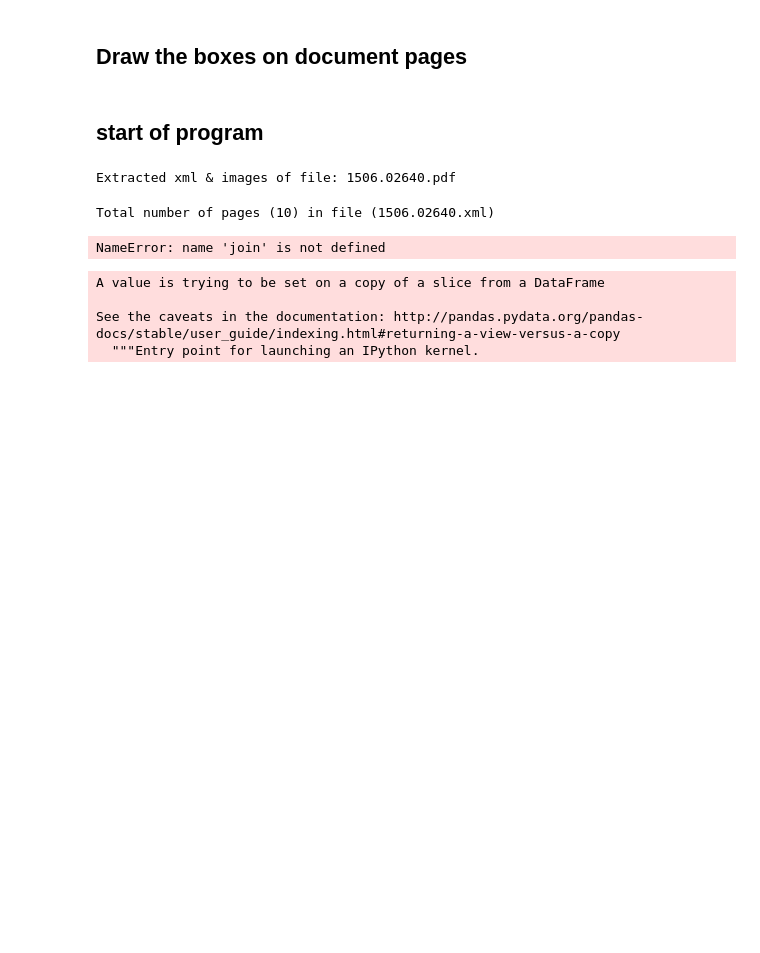
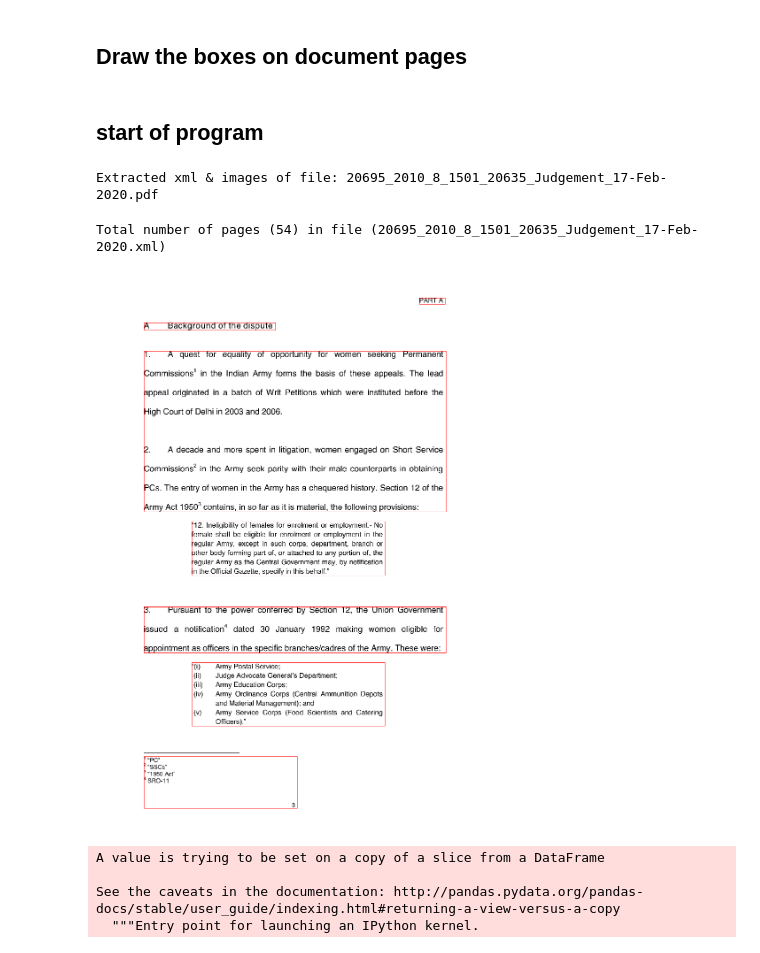
Before and after one commit to kumardeepak/document-structure, a Jupyter notebook: notebooks/DOCUMENT_STRUCTURE_MAIN_KD.ipynb, the cells around one changed output. Saved outputs shown, nothing was run; the diff lists cells and outputs as text; code cells hidden in the pictures; blank space fills up the shorter version.

```diff
--- a/notebooks/DOCUMENT_STRUCTURE_MAIN_KD.ipynb
+++ b/notebooks/DOCUMENT_STRUCTURE_MAIN_KD.ipynb
@@ -42,7 +42,7 @@ def show_df(df):
 base_dir   = '/Users/kd/Workspace/python/github/document-structure/data/'
 input_dir  = os.path.join(base_dir, 'input')
 output_dir = os.path.join(base_dir, 'output')
-filename   = '1506.02640.pdf'
+filename   = '20695_2010_8_1501_20635_Judgement_17-Feb-2020.pdf'
 # %%
 pdf_filepath   = os.path.join(input_dir, filename)
 working_dir    = os.path.join(output_dir, os.path.splitext(filename)[0])
@@ -58,11 +58,11 @@ image_files    = read_directory_files(pdf_image_dir, pattern='*-*.jpg')
 # print(image_files)
 print("Extracted xml & images of file: %s" % (filename))
 # %% [output]
-Extracted xml & images of file: 1506.02640.pdf
+Extracted xml & images of file: 20695_2010_8_1501_20635_Judgement_17-Feb-2020.pdf
 # %%
 xml_dfs, page_width, page_height = get_xml_info(xml_files[0])
 # %% [output]
-Total number of pages (10) in file (1506.02640.xml)
+Total number of pages (54) in file (20695_2010_8_1501_20635_Judgement_17-Feb-2020.xml)
 # %%
 document_configs = {
     'LANGUAGE_TYPE': 'eng',
@@ -76,20 +76,20 @@ document_configs = {
     'LEFT_OR_RIGHT_ALIGNMENT_MARGIN': 20.0
 }
 # %%
-file_index     = 0
+file_index     = 2
 
 img_filepath   = image_files[file_index]
 df             = xml_dfs[file_index]
 # %%
-in_df   = df.loc[10:30]
+in_df   = df #.loc[10:30]
 
 h_df    = merge_horizontal_blocks(in_df, document_configs, debug=False)
 v_df    = merge_vertical_blocks(h_df, document_configs, debug=False)
 
-draw_box(img_filepath, page_width, page_height, in_df, color='red')
-# show_df(in_df)
+draw_box(img_filepath, page_width, page_height, v_df, color='red')
+# show_df(v_df)
 # %% [output]
-NameError: name 'join' is not defined
+[figure, added]
 # %%
 in_df.sort_values(by=['text_left', 'text_top'], axis = 0, ascending = True, inplace=True)
 show_df(in_df)
```
Also changed, not shown: 4 other files.
